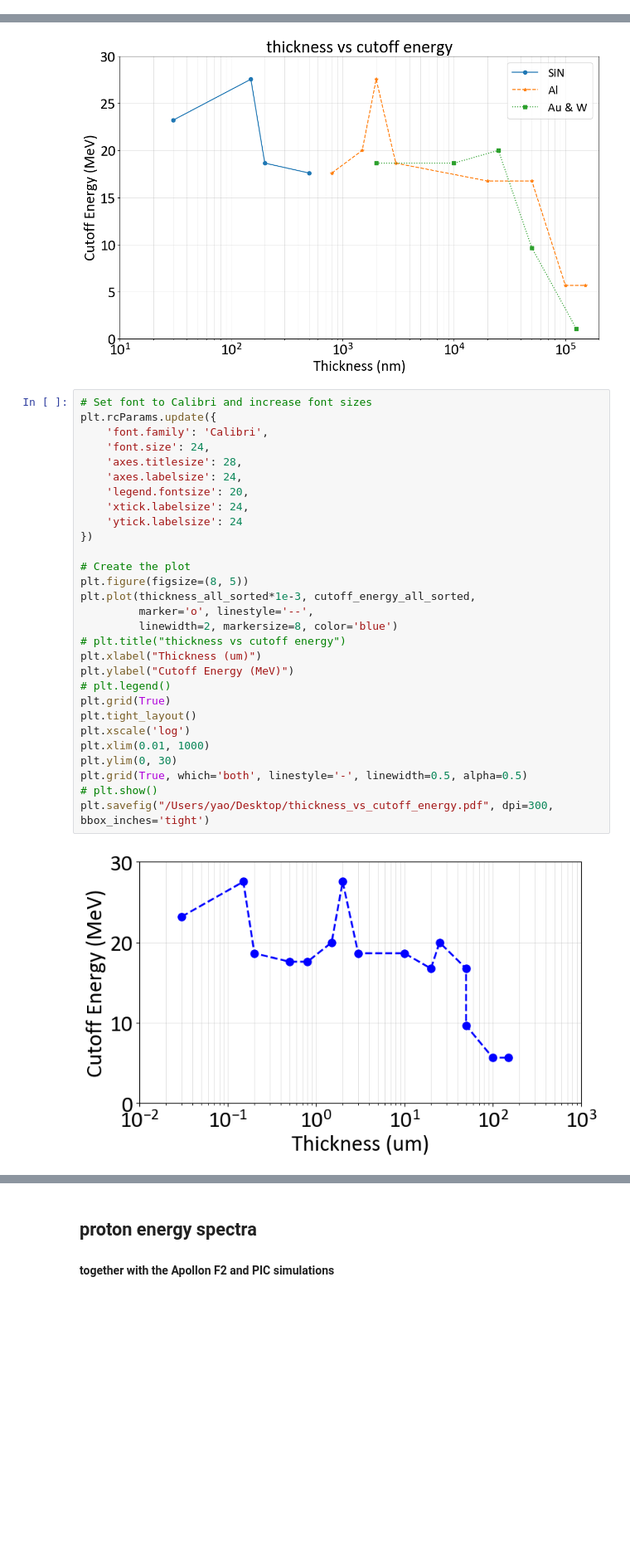
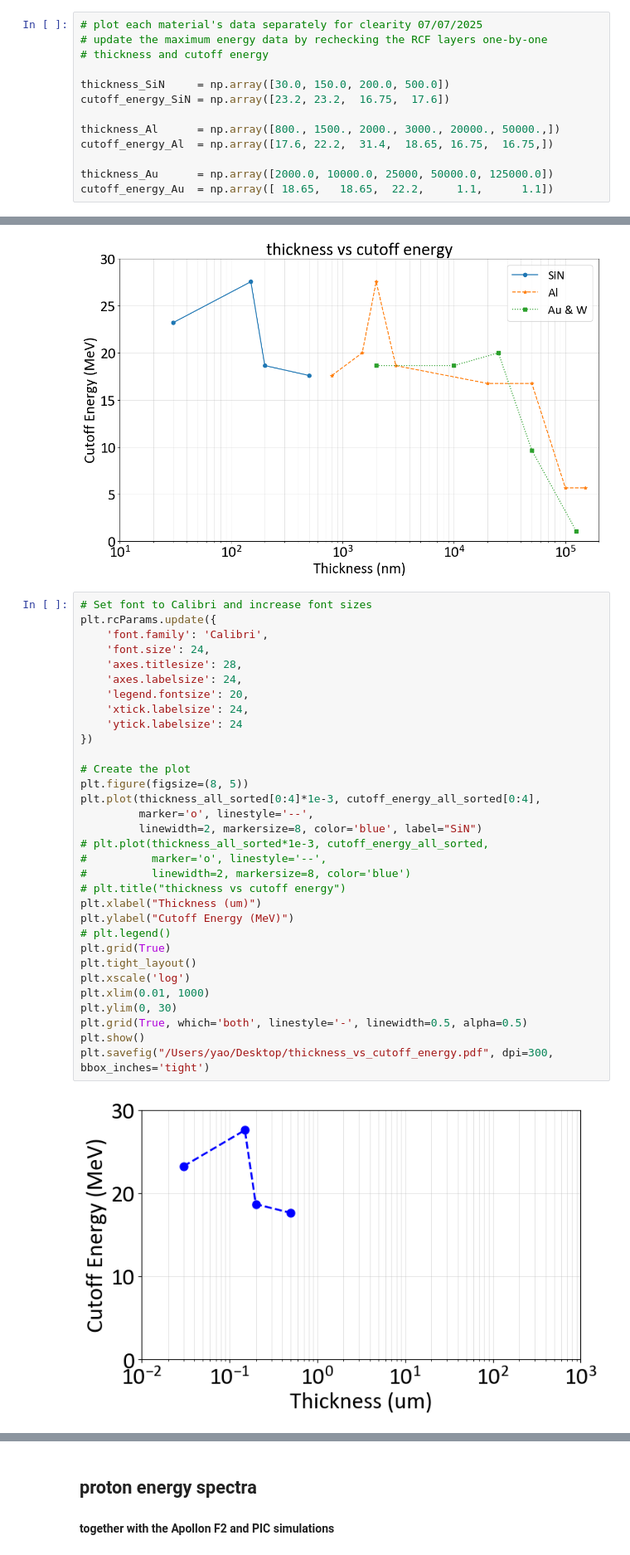
Before and after one commit to weipengyao/scripts, a Jupyter notebook: ELI_E5_Xray_2025.ipynb, the cells around one changed output, grey strips where cells are left out. Shown at 83% size. Drawn from its saved outputs; the diff is of its cells as text; blank space fills up the shorter version.

```diff
--- a/ELI_E5_Xray_2025.ipynb
+++ b/ELI_E5_Xray_2025.ipynb
@@ -178,3 +217,16 @@ cutoff_energy_Au  = np.array([ 18.65,   18.65,  20.0,    9.66,      1.1])
+# %%
+# plot each material's data separately for clearity 07/07/2025
+# update the maximum energy data by rechecking the RCF layers one-by-one
+# thickness and cutoff energy
+
+thickness_SiN     = np.array([30.0, 150.0, 200.0, 500.0])
+cutoff_energy_SiN = np.array([23.2, 23.2,  16.75,  17.6])
+
+thickness_Al      = np.array([800., 1500., 2000., 3000., 20000., 50000.,])
+cutoff_energy_Al  = np.array([17.6, 22.2,  31.4,  18.65, 16.75,  16.75,])
+
+thickness_Au      = np.array([2000.0, 10000.0, 25000, 50000.0, 125000.0])
+cutoff_energy_Au  = np.array([ 18.65,   18.65,  22.2,     1.1,      1.1])
 # %%
 thickness_all = np.concatenate((thickness_SiN, thickness_Al, thickness_Au))
 cutoff_energy_all = np.concatenate((cutoff_energy_SiN, cutoff_energy_Al, cutoff_energy_Au))
@@ -240,31 +292,34 @@ plt.show()
 # %%
 # Set font to Calibri and increase font sizes
 plt.rcParams.update({
     'font.family': 'Calibri',
     'font.size': 24,
     'axes.titlesize': 28,
     'axes.labelsize': 24,
     'legend.fontsize': 20,
     'xtick.labelsize': 24,
     'ytick.labelsize': 24
 })
 
 # Create the plot
 plt.figure(figsize=(8, 5))
-plt.plot(thickness_all_sorted*1e-3, cutoff_energy_all_sorted,
+plt.plot(thickness_all_sorted[0:4]*1e-3, cutoff_energy_all_sorted[0:4],
          marker='o', linestyle='--',
-         linewidth=2, markersize=8, color='blue')
+         linewidth=2, markersize=8, color='blue', label="SiN")
+# plt.plot(thickness_all_sorted*1e-3, cutoff_energy_all_sorted,
+#          marker='o', linestyle='--',
+#          linewidth=2, markersize=8, color='blue')
 # plt.title("thickness vs cutoff energy")
 plt.xlabel("Thickness (um)")
 plt.ylabel("Cutoff Energy (MeV)")
 # plt.legend()
 plt.grid(True)
 plt.tight_layout()
 plt.xscale('log')
 plt.xlim(0.01, 1000)
 plt.ylim(0, 30)
 plt.grid(True, which='both', linestyle='-', linewidth=0.5, alpha=0.5)
-# plt.show()
+plt.show()
 plt.savefig("/Users/yao/Desktop/thickness_vs_cutoff_energy.pdf", dpi=300, bbox_inches='tight')
 # %% [output]
-[figure, old version]
+[figure, new version]
```
Also changed, not shown: parts of 11 cells of this notebook, 3 other files.
